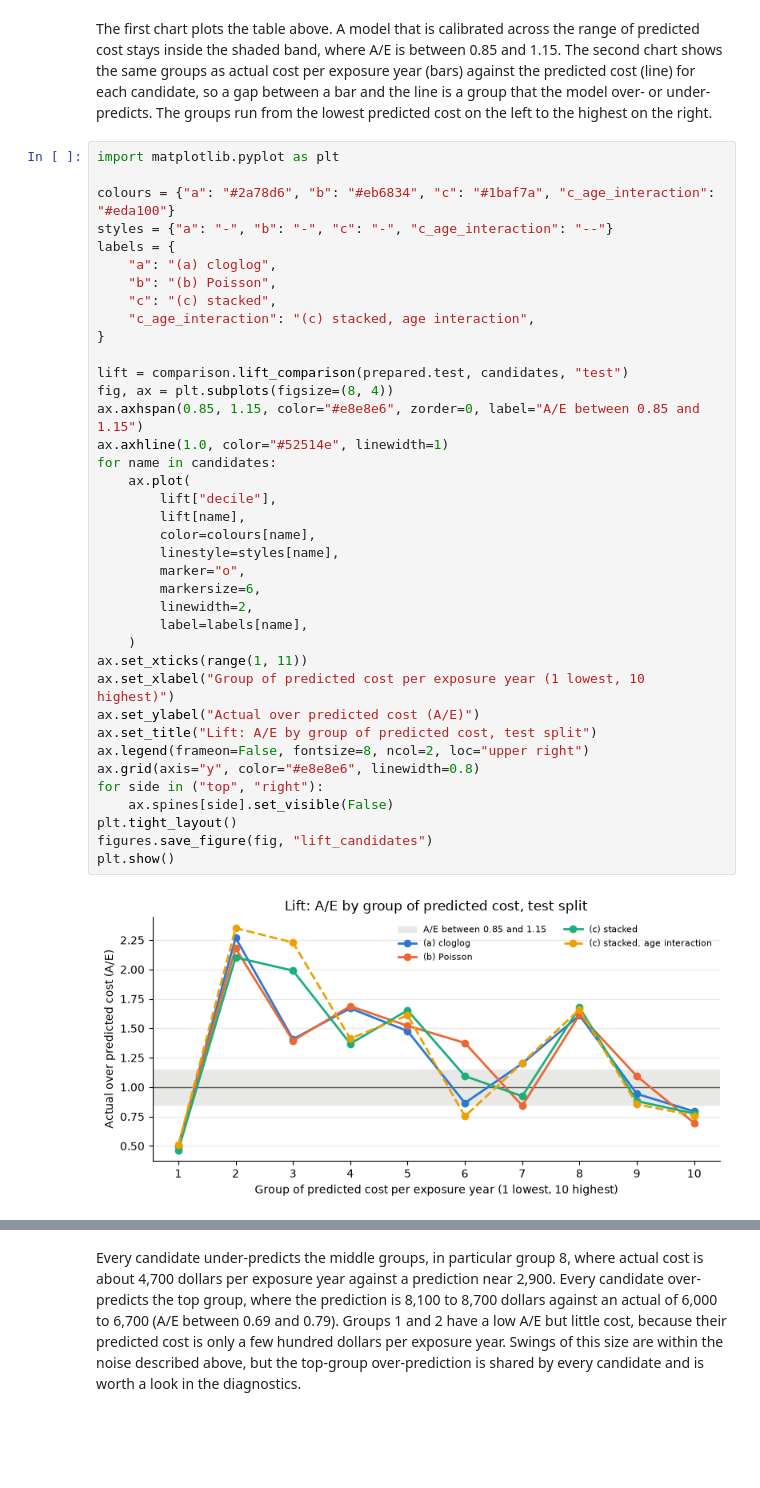
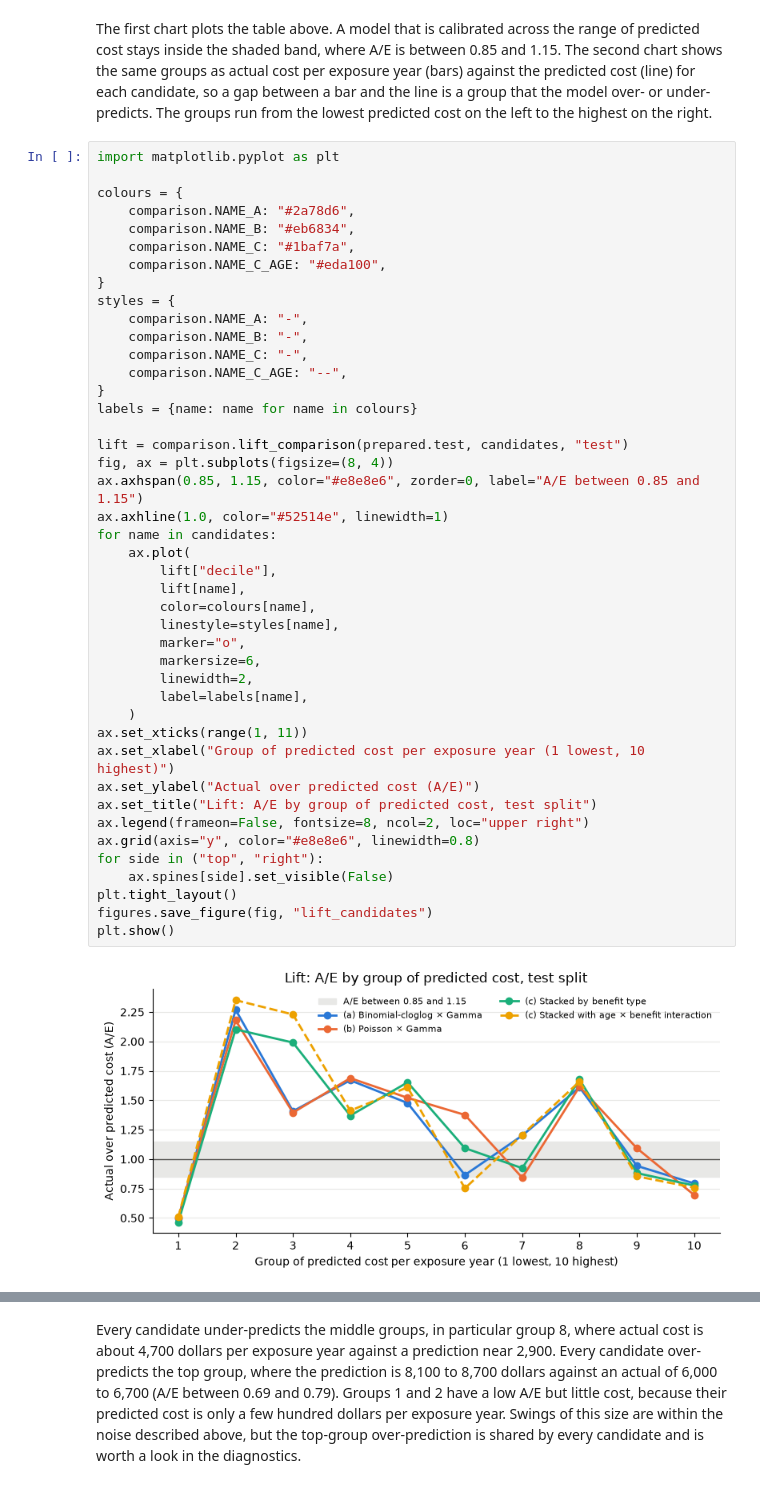
Before and after one commit to asudarmo/health-pricing-meps, a Jupyter notebook: notebooks/03_glm.ipynb, the cells around one changed output, grey strips where cells are left out. Drawn from its saved outputs; the diff is of its cells as text; blank space fills up the shorter version.

```diff
--- a/notebooks/03_glm.ipynb
+++ b/notebooks/03_glm.ipynb
@@ -1103,43 +1267,48 @@ model over- or under-predicts. The groups run from the lowest predicted cost on
 # %%
 import matplotlib.pyplot as plt
 
-colours = {"a": "#2a78d6", "b": "#eb6834", "c": "#1baf7a", "c_age_interaction": "#eda100"}
-styles = {"a": "-", "b": "-", "c": "-", "c_age_interaction": "--"}
-labels = {
-    "a": "(a) cloglog",
-    "b": "(b) Poisson",
-    "c": "(c) stacked",
-    "c_age_interaction": "(c) stacked, age interaction",
+colours = {
+    comparison.NAME_A: "#2a78d6",
+    comparison.NAME_B: "#eb6834",
+    comparison.NAME_C: "#1baf7a",
+    comparison.NAME_C_AGE: "#eda100",
 }
+styles = {
+    comparison.NAME_A: "-",
+    comparison.NAME_B: "-",
+    comparison.NAME_C: "-",
+    comparison.NAME_C_AGE: "--",
+}
+labels = {name: name for name in colours}
 
 lift = comparison.lift_comparison(prepared.test, candidates, "test")
 fig, ax = plt.subplots(figsize=(8, 4))
 ax.axhspan(0.85, 1.15, color="#e8e8e6", zorder=0, label="A/E between 0.85 and 1.15")
 ax.axhline(1.0, color="#52514e", linewidth=1)
 for name in candidates:
     ax.plot(
         lift["decile"],
         lift[name],
         color=colours[name],
         linestyle=styles[name],
         marker="o",
         markersize=6,
         linewidth=2,
         label=labels[name],
     )
 ax.set_xticks(range(1, 11))
 ax.set_xlabel("Group of predicted cost per exposure year (1 lowest, 10 highest)")
 ax.set_ylabel("Actual over predicted cost (A/E)")
 ax.set_title("Lift: A/E by group of predicted cost, test split")
 ax.legend(frameon=False, fontsize=8, ncol=2, loc="upper right")
 ax.grid(axis="y", color="#e8e8e6", linewidth=0.8)
 for side in ("top", "right"):
     ax.spines[side].set_visible(False)
 plt.tight_layout()
 figures.save_figure(fig, "lift_candidates")
 plt.show()
 # %% [output]
-[figure, old version]
+[figure, new version]
 # %%
 fig, axes = plt.subplots(2, 2, figsize=(10, 6), sharex=True, sharey=True)
 for ax, name in zip(axes.flat, candidates):
```
Also changed, not shown: parts of 41 cells of this notebook, 21 other files.
